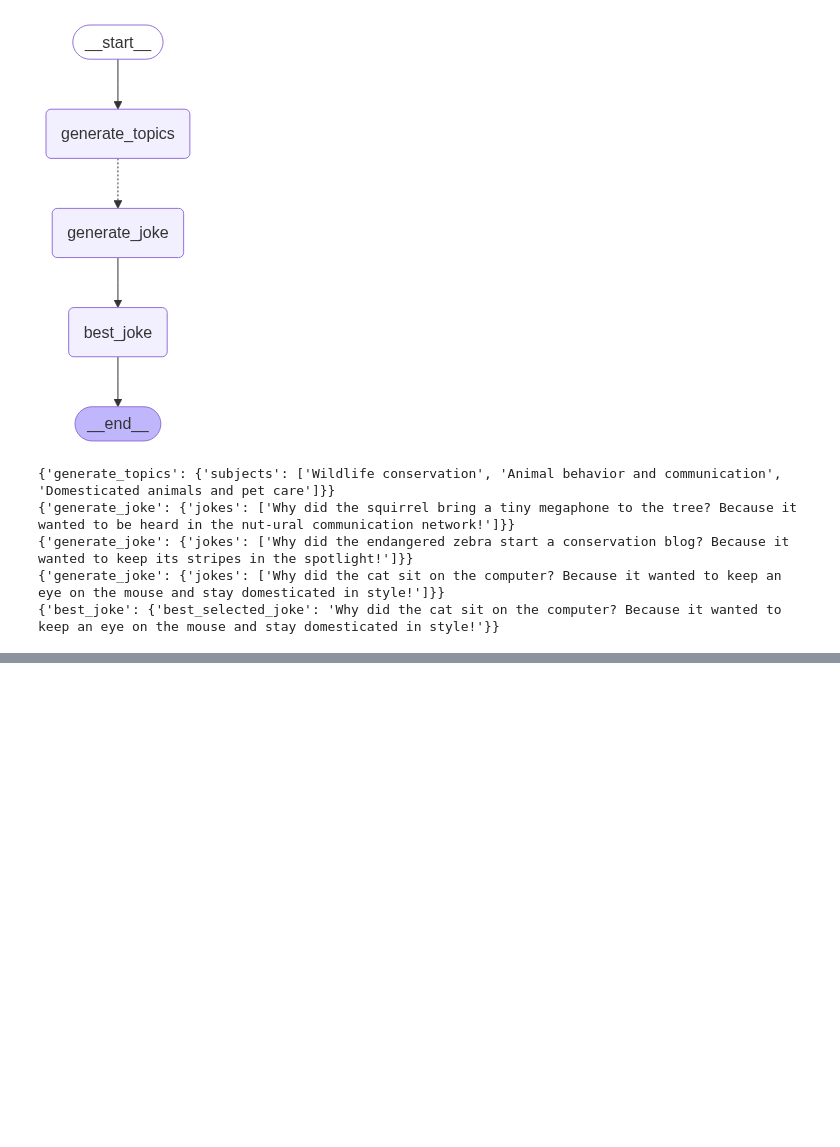
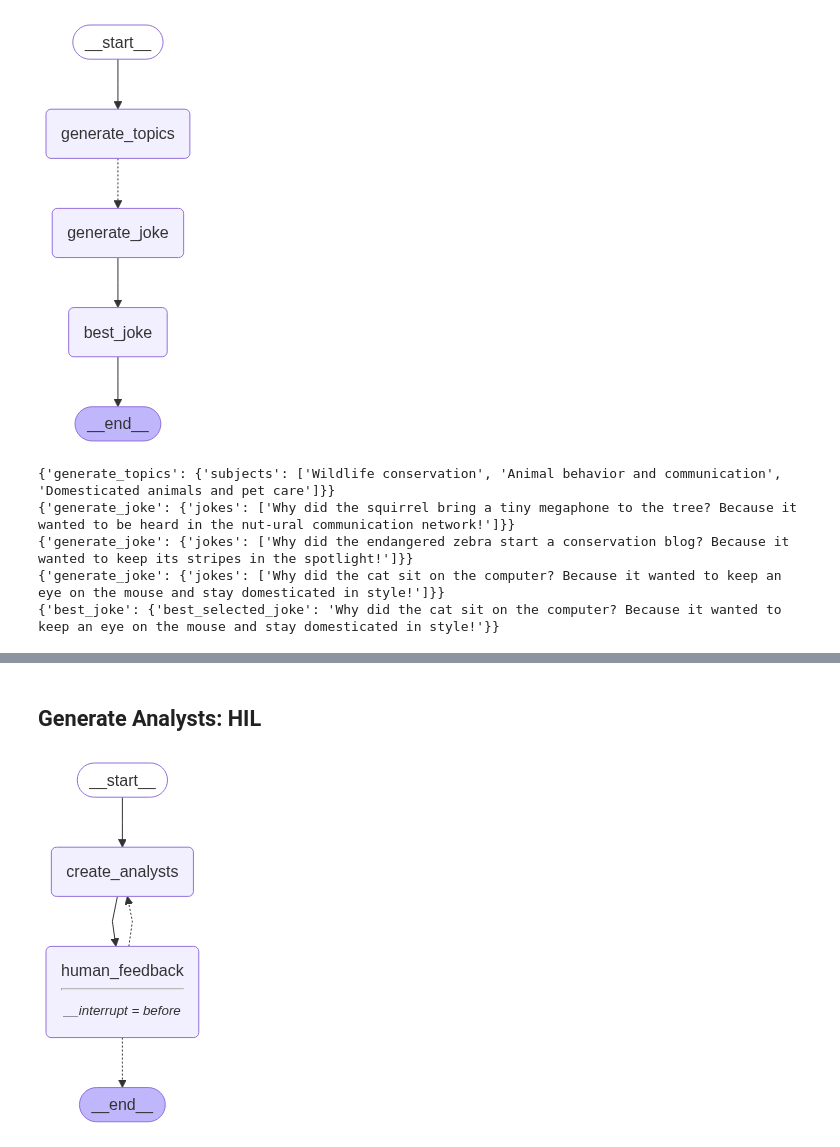
Before and after one commit to Raahul-G/AI-Agent-Langchain, a Jupyter notebook: Module_4.ipynb, the cells around one changed output, grey strips where cells are left out. Drawn from its saved outputs; the diff is of its cells as text; code cells hidden in the pictures; blank space fills up the shorter version.

Commit message:
M4-Research-Assistant-Commit

```diff
--- a/Module_4.ipynb
+++ b/Module_4.ipynb
@@ -871,0 +902,2 @@ for s in app.stream({'topic': "animals"}):
+# %% [markdown]
+## Generate Analysts: HIL
@@ -871,0 +940,60 @@ for s in app.stream({'topic': "animals"}):
+# %%
+from IPython.display import Image
+from langgraph.graph import START, END, StateGraph
+from langgraph.checkpoint.memory import MemorySaver
+from langchain_core.messages import AIMessage, HumanMessage, SystemMessage
+
+analyst_instructions="""You are tasked with creating a set of AI analyst personas. Follow these instructions carefully:
+
+1. First, review the research topic:
+{topic}
+
+2. Examine any editorial feedback that has been optionally provided to guide creation of the analysts:
+
+{human_analyst_feedback}
+
+3. Determine the most interesting themes based upon documents and / or feedback above.
+
+4. Pick the top {max_analysts} themes.
+
+5. Assign one analyst to each theme."""
+
+def create_analysts(state: GenerateAnalystsState):
+    """ Create analysts """
+    topic = state["topic"]
+    max_analysts = state["max_analysts"]
+    human_analyst_feedback = state.get('human_analyst_feedback', "")
+
+    structured_llm = llm.with_structured_output(Perspectives)
+
+    system_message = analyst_instructions.format(topic=topic, human_analyst_feedback=human_analyst_feedback, max_analysts=max_analysts)
+
+    analysts = structured_llm.invoke([SystemMessage(content=system_message)] + [HumanMessage(content="Generate the set of analysts.")])
+
+    return {"analysts": analysts.analysts}
+
+def human_feedack(state: GenerateAnalystsState):
+    """No-op node that should be interrupted on"""
+    pass
+
+def should_continue(state: GenerateAnalystsState):
+    """Return the next node to execute"""
+    human_analyst_feedback = state.get("human_analyst_feedback", None)
+    if human_analyst_feedback:
+        return "create_analysts"
+
+    return END
+
+builder = StateGraph(GenerateAnalystsState)
+builder.add_node("create_analysts", create_analysts)
+builder.add_node("human_feedback", human_feedack)
+builder.add_edge(START, "create_analysts")
+builder.add_edge("create_analysts", "human_feedback")
+builder.add_conditional_edges("human_feedback", should_continue, ['create_analysts', END])
+
+memory = MemorySaver()
+graph = builder.compile(interrupt_before=['human_feedback'], checkpointer=memory)
+
+Image(graph.get_graph(xray=True).draw_mermaid_png())
+# %% [output]
+[figure, added]
```
Also changed, not shown: parts of 34 cells of this notebook.
